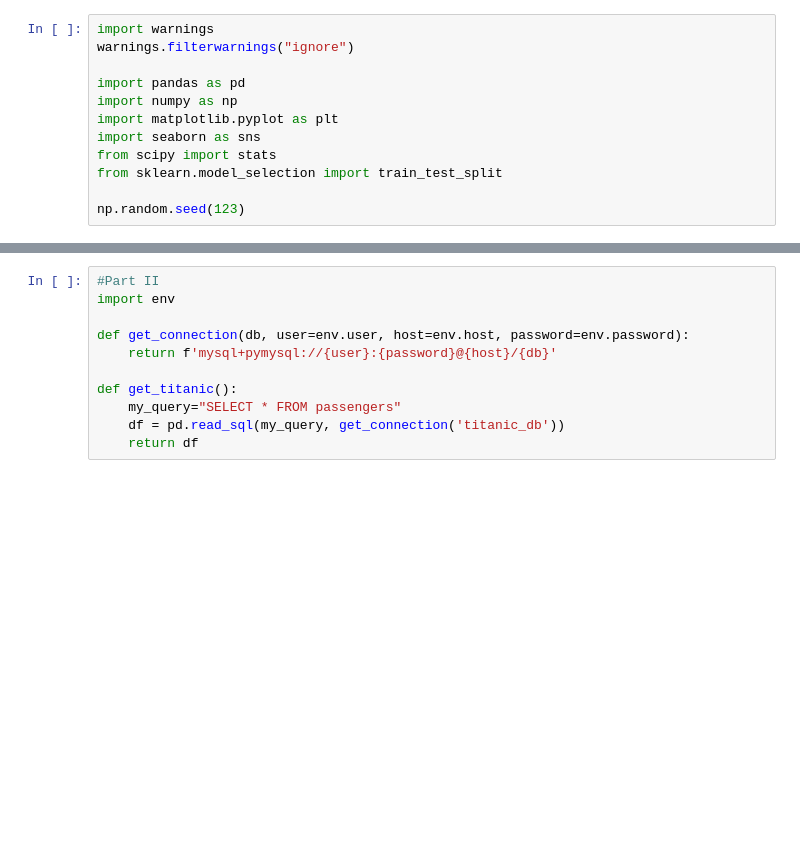
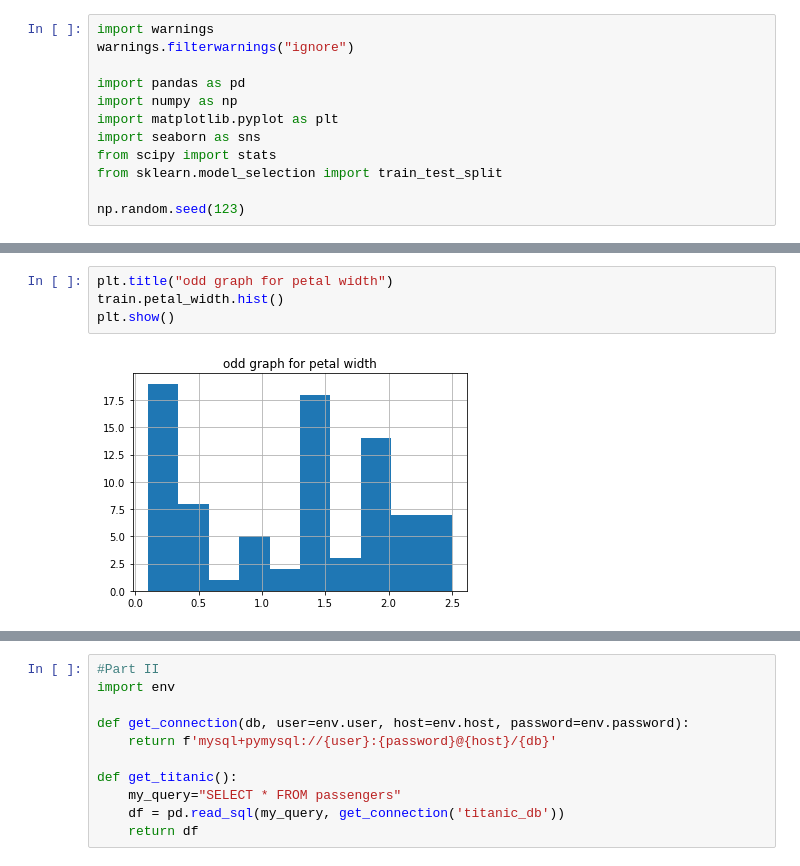
Before and after one commit to BurtonBarnes/classification-exercises, a Jupyter notebook: classification-exercises.ipynb, the cells around one changed output, grey strips where cells are left out. Saved outputs shown, nothing was run; the diff lists cells and outputs as text; blank space fills up the shorter version.

```diff
--- a/classification-exercises.ipynb
+++ b/classification-exercises.ipynb
@@ -542,0 +601,6 @@ np.random.seed(123)
+# %%
+plt.title("odd graph for petal width")
+train.petal_width.hist()
+plt.show()
+# %% [output]
+[figure, added]
```
Also changed, not shown: parts of 28 cells of this notebook.
